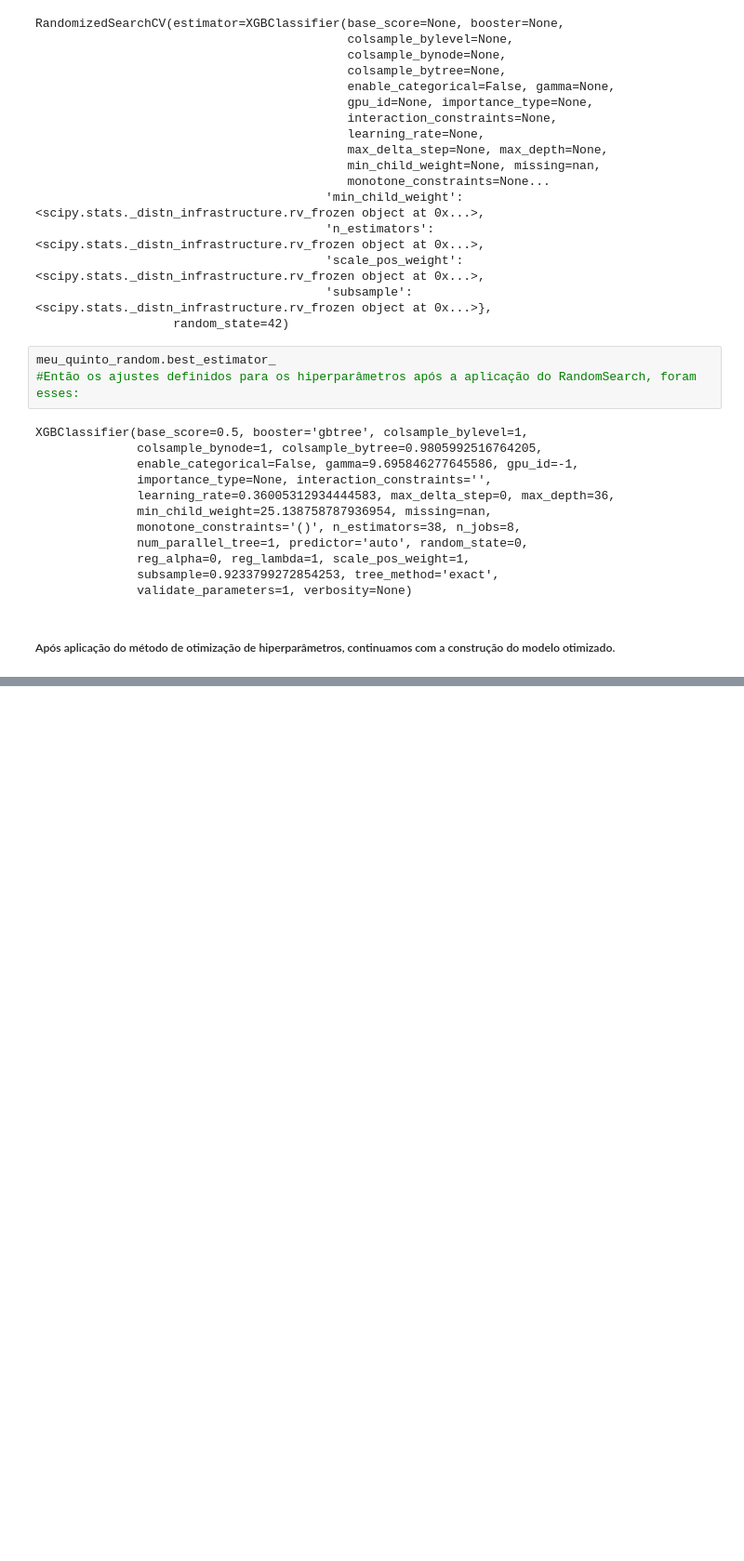
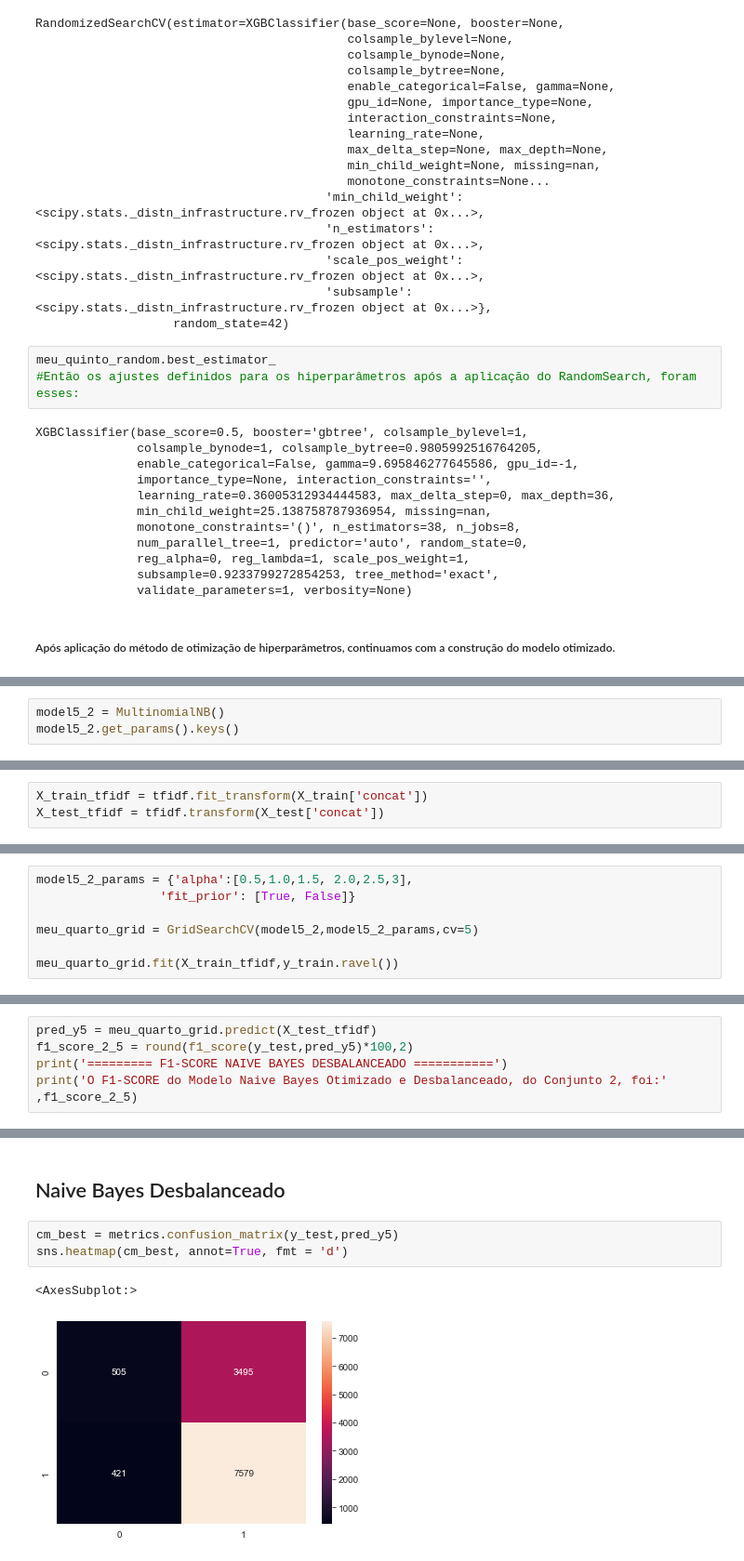
Before and after one commit to Ruann-01/Python_IA, a Jupyter notebook: Trabalho Final/Trabalho Final.ipynb, the cells around one changed output, grey strips where cells are left out. Shown at 93% size. Saved outputs shown, nothing was run; the diff lists cells and outputs as text; blank space fills up the shorter version.

```diff
--- a/Trabalho Final/Trabalho Final.ipynb
+++ b/Trabalho Final/Trabalho Final.ipynb
@@ -1149,0 +1046,3 @@ plt.show()
+# %%
+model5_2 = MultinomialNB()
+model5_2.get_params().keys()
@@ -1149,0 +1051,3 @@ plt.show()
+# %%
+X_train_tfidf = tfidf.fit_transform(X_train['concat'])
+X_test_tfidf = tfidf.transform(X_test['concat'])
@@ -1149,0 +1065,7 @@ plt.show()
+# %%
+model5_2_params = {'alpha':[0.5,1.0,1.5, 2.0,2.5,3],
+                 'fit_prior': [True, False]}
+
+meu_quarto_grid = GridSearchCV(model5_2,model5_2_params,cv=5)
+
+meu_quarto_grid.fit(X_train_tfidf,y_train.ravel())
@@ -1149,0 +1083,5 @@ plt.show()
+# %%
+pred_y5 = meu_quarto_grid.predict(X_test_tfidf)
+f1_score_2_5 = round(f1_score(y_test,pred_y5)*100,2)
+print('========= F1-SCORE NAIVE BAYES DESBALANCEADO ===========')
+print('O F1-SCORE do Modelo Naive Bayes Otimizado e Desbalanceado, do Conjunto 2, foi:' ,f1_score_2_5)
@@ -1149,0 +1143,8 @@ plt.show()
+# %% [markdown]
+## Naive Bayes Desbalanceado
+# %%
+cm_best = metrics.confusion_matrix(y_test,pred_y5)
+sns.heatmap(cm_best, annot=True, fmt = 'd')
+# %% [output]
+<AxesSubplot:>
+[figure, added]
```
Also changed, not shown: parts of 29 cells of this notebook.
